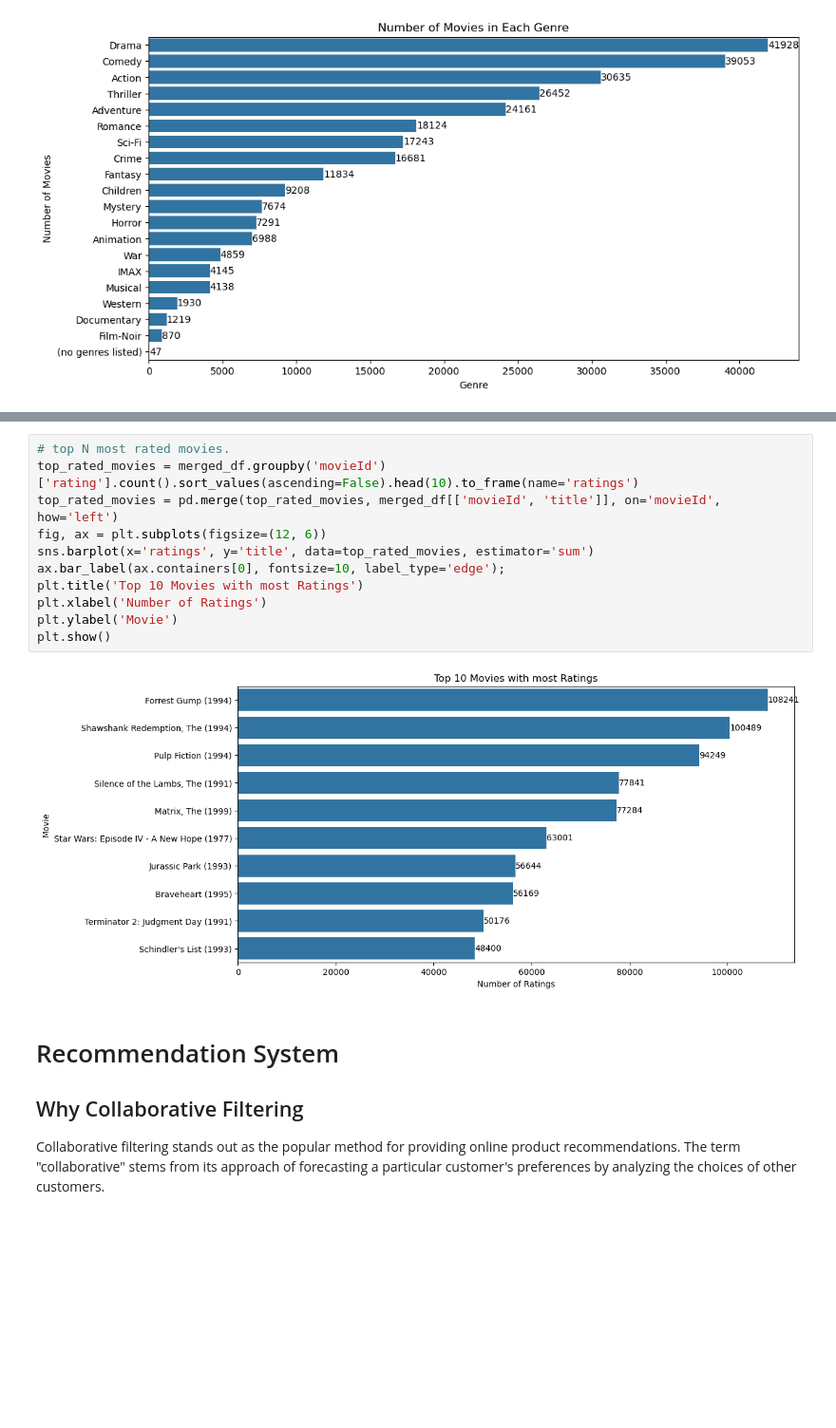
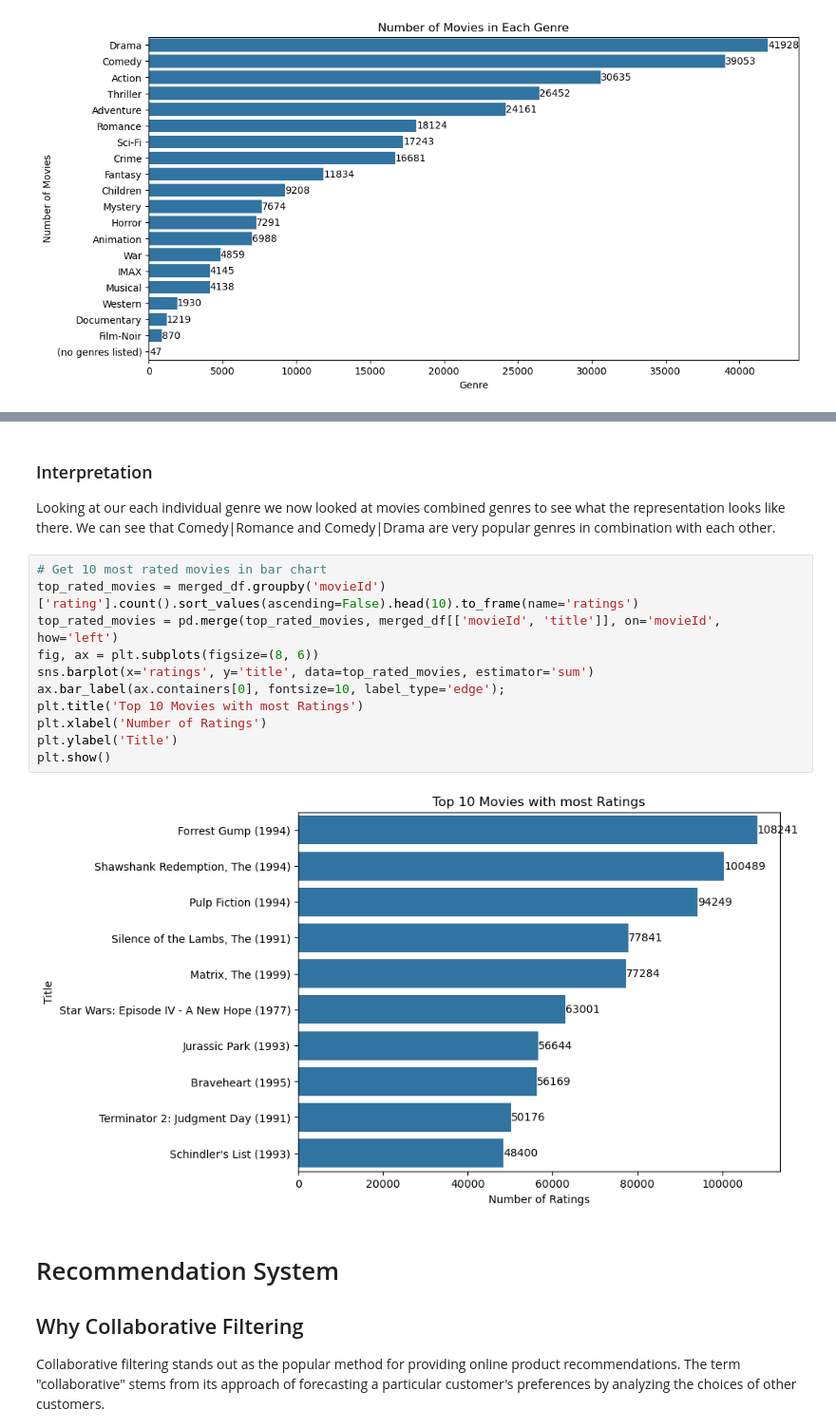
Before and after one commit to kai-cansler/phase-4-final-movie-rec, a Jupyter notebook: notebook.ipynb, the cells around one changed output, grey strips where cells are left out. Shown: that part at 95% size. Cells and saved outputs as stored; diff of their text form; blank space fills up the shorter version.

```diff
--- a/notebook.ipynb
+++ b/notebook.ipynb
@@ -314,19 +324,22 @@ plt.title('Frequency of Top 50 Movie Genres')
 plt.show();
 # %% [output]
 [figure]
+# %% [markdown]
+### Interpretation
+Looking at our each individual genre we now looked at movies combined genres to see what the representation looks like there. We can see that Comedy|Romance and Comedy|Drama are very popular genres in combination with each other.
 # %%
-# top N most rated movies.
+# Get 10 most rated movies in bar chart
 top_rated_movies = merged_df.groupby('movieId')['rating'].count().sort_values(ascending=False).head(10).to_frame(name='ratings')
 top_rated_movies = pd.merge(top_rated_movies, merged_df[['movieId', 'title']], on='movieId', how='left')
-fig, ax = plt.subplots(figsize=(12, 6))
+fig, ax = plt.subplots(figsize=(8, 6))
 sns.barplot(x='ratings', y='title', data=top_rated_movies, estimator='sum')
 ax.bar_label(ax.containers[0], fontsize=10, label_type='edge');
 plt.title('Top 10 Movies with most Ratings')
 plt.xlabel('Number of Ratings')
-plt.ylabel('Movie')
+plt.ylabel('Title')
 plt.show()
 # %% [output]
-[figure, old version]
+[figure, new version]
 # %% [markdown]
 # Recommendation System
 ## Why Collaborative Filtering
```
Also changed, not shown: parts of 24 cells of this notebook.
